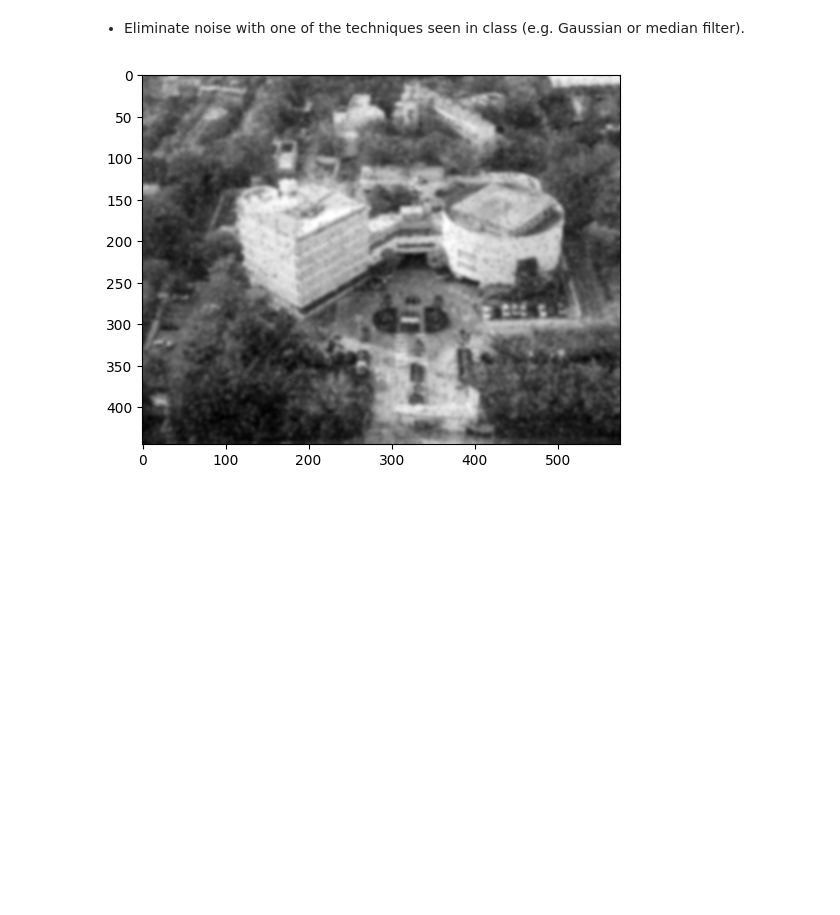
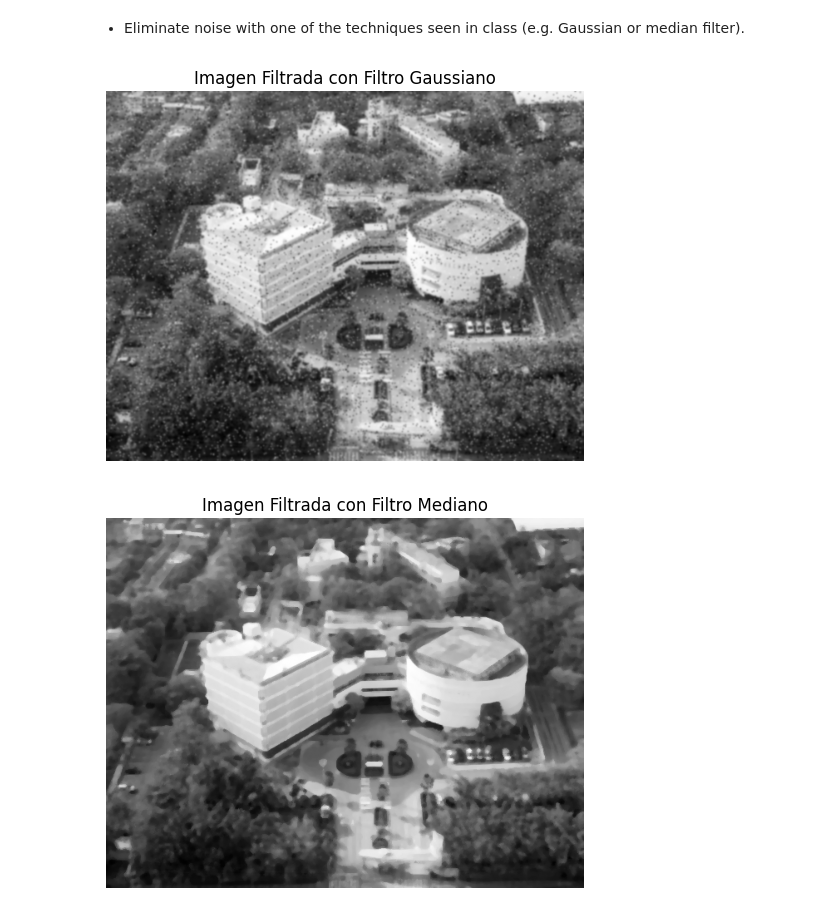
Before and after one commit to 30225/30225, a Jupyter notebook: computer_vision_exam_1.ipynb, the cells around one changed output. Cells and saved outputs as stored; diff of their text form; code cells hidden in the pictures; blank space fills up the shorter version.

```diff
--- a/computer_vision_exam_1.ipynb
+++ b/computer_vision_exam_1.ipynb
@@ -178,12 +183,34 @@ plt.show()
 # %% [markdown]
 - Eliminate noise with one of the techniques seen in class (e.g. Gaussian or median filter).
-# %%
-from scipy.ndimage import gaussian_filter
-from skimage.filters import median
-
-#PUT YOUR CODE HERE:
-image_filtered = # Filter the image with gaussian or median filter
-plt.imshow(image_filtered, cmap= 'gray')
-plt.show()
-# %% [output]
-[figure, removed]
+# %%
+from scipy.ndimage import gaussian_filter
+from skimage.filters import median
+from skimage.morphology import disk
+
+#PUT YOUR CODE HERE:
+
+
+# Aplicar filtro Gaussiano
+image_filtered_gaussian = gaussian_filter(image_sp, sigma=1)
+
+# Aplicar filtro Mediano (mejor para eliminar ruido de sal y pimienta)
+image_filtered_median = median(image_sp, disk(3))
+
+# ==========================
+# 3. Mostrar las imágenes filtradas
+# ==========================
+
+# Mostrar la imagen filtrada con el filtro Gaussiano
+plt.imshow(image_filtered_gaussian, cmap='gray')
+plt.axis('off')
+plt.title("Imagen Filtrada con Filtro Gaussiano")
+plt.show()
+
+# Mostrar la imagen filtrada con el filtro Mediano
+plt.imshow(image_filtered_median, cmap='gray')
+plt.axis('off')
+plt.title("Imagen Filtrada con Filtro Mediano")
+plt.show()
+# %% [output]
+[figure, added]
+[figure, added]
```
Also changed, not shown: parts of 3 cells of this notebook.
